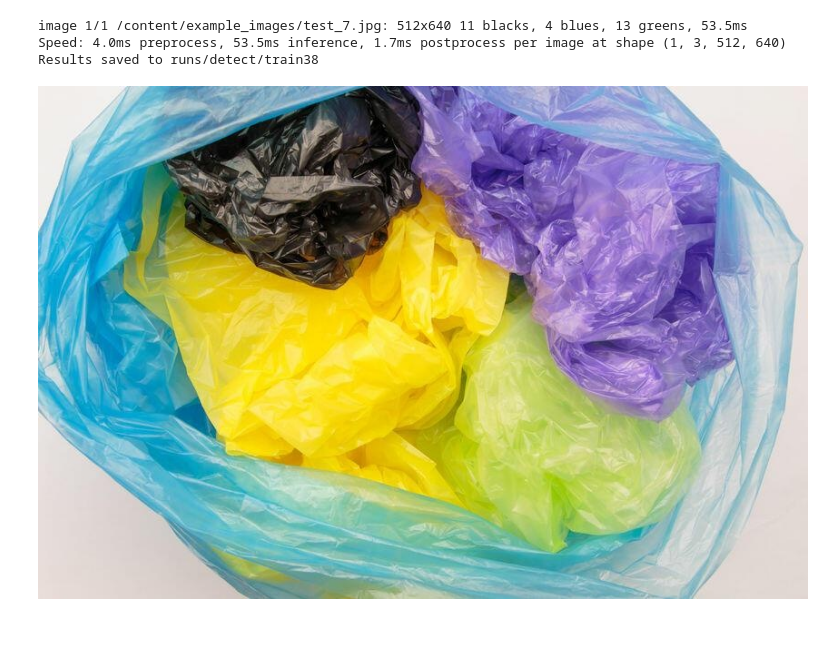
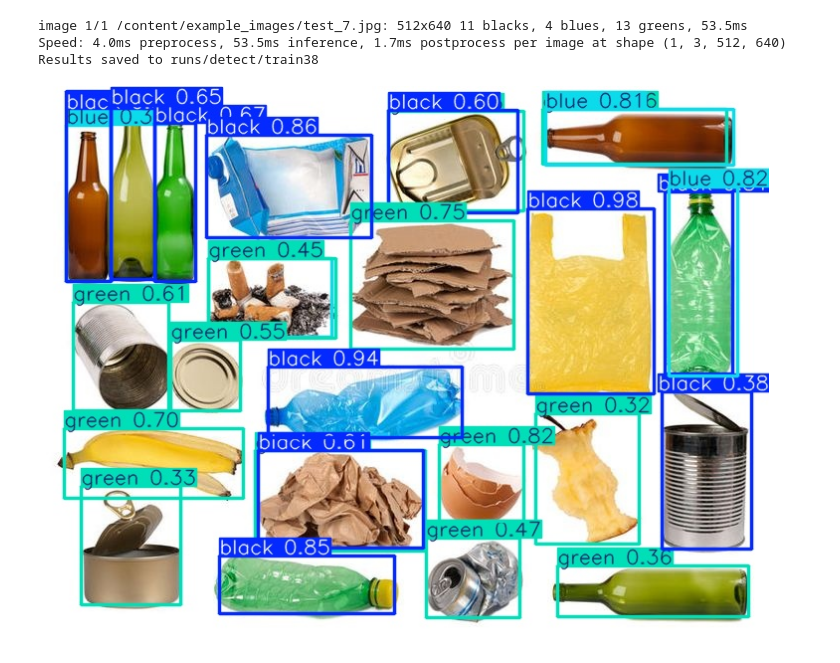
Before and after one commit to vhinatav/Computer-Vision-Project, a Jupyter notebook: ComputerVisionProject.ipynb, the cells around one changed output. Drawn from its saved outputs; the diff is of its cells as text; code cells hidden in the pictures; blank space fills up the shorter version.

```diff
--- a/ComputerVisionProject.ipynb
+++ b/ComputerVisionProject.ipynb
@@ -184,8 +190,15 @@ Results saved to runs/detect/train38
 # %%
 # SHOW THE IMAGE STORED
 %matplotlib inline
 from PIL import Image
 
-Image.open('/content/runs/detect/train34/test_1.jpg')
+#Corrrect Output
+Image.open('/content/runs/detect/output_correct/test_1.jpg')
+Image.open('/content/runs/detect/output_correct/test_2.jpg')
+Image.open('/content/runs/detect/output_correct/test_3.jpg')
+Image.open('/content/runs/detect/output_correct/test_4.jpg')
+
+#Incorrect Output
+Image.open('/content/runs/detect/output_incorrect/test_7.jpg')
 # %% [output]
-[figure, old version]
+[figure, new version]
```
Also changed, not shown: parts of 3 cells of this notebook.
